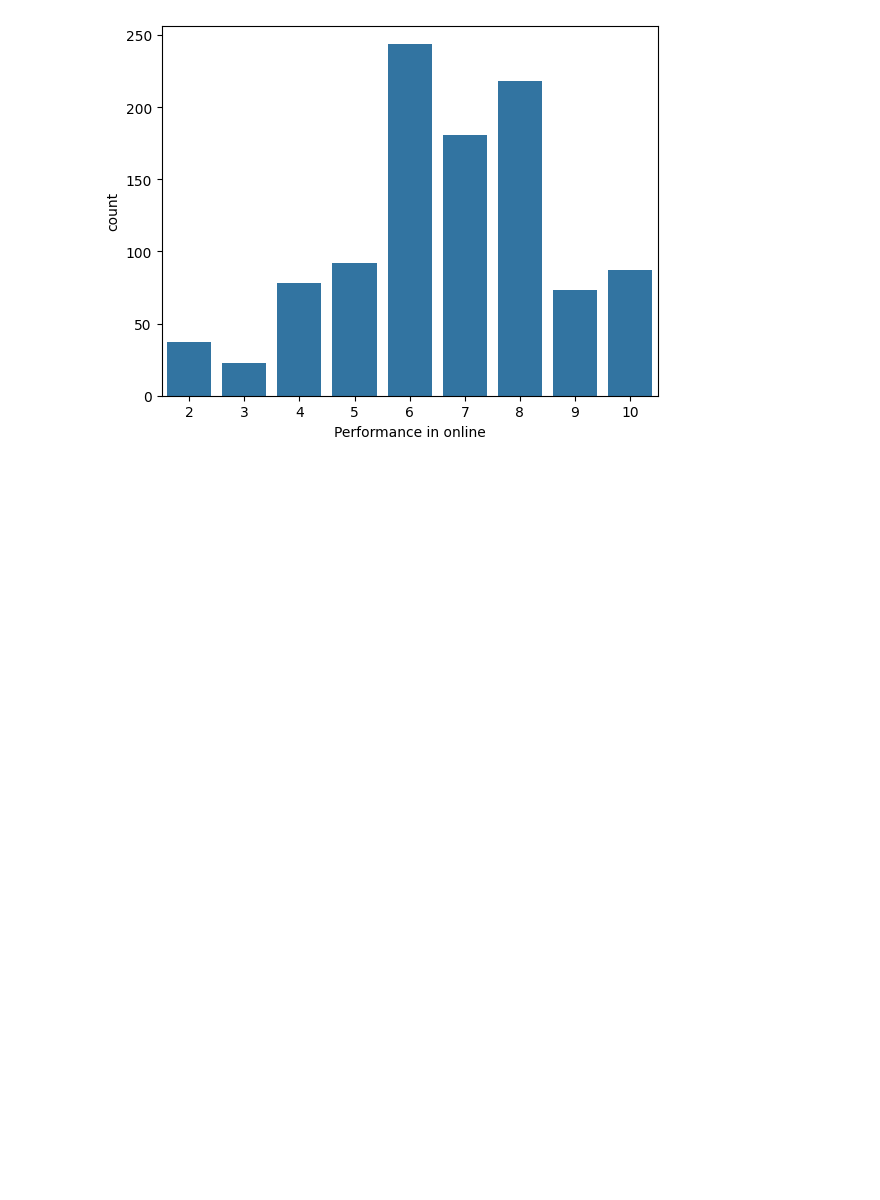
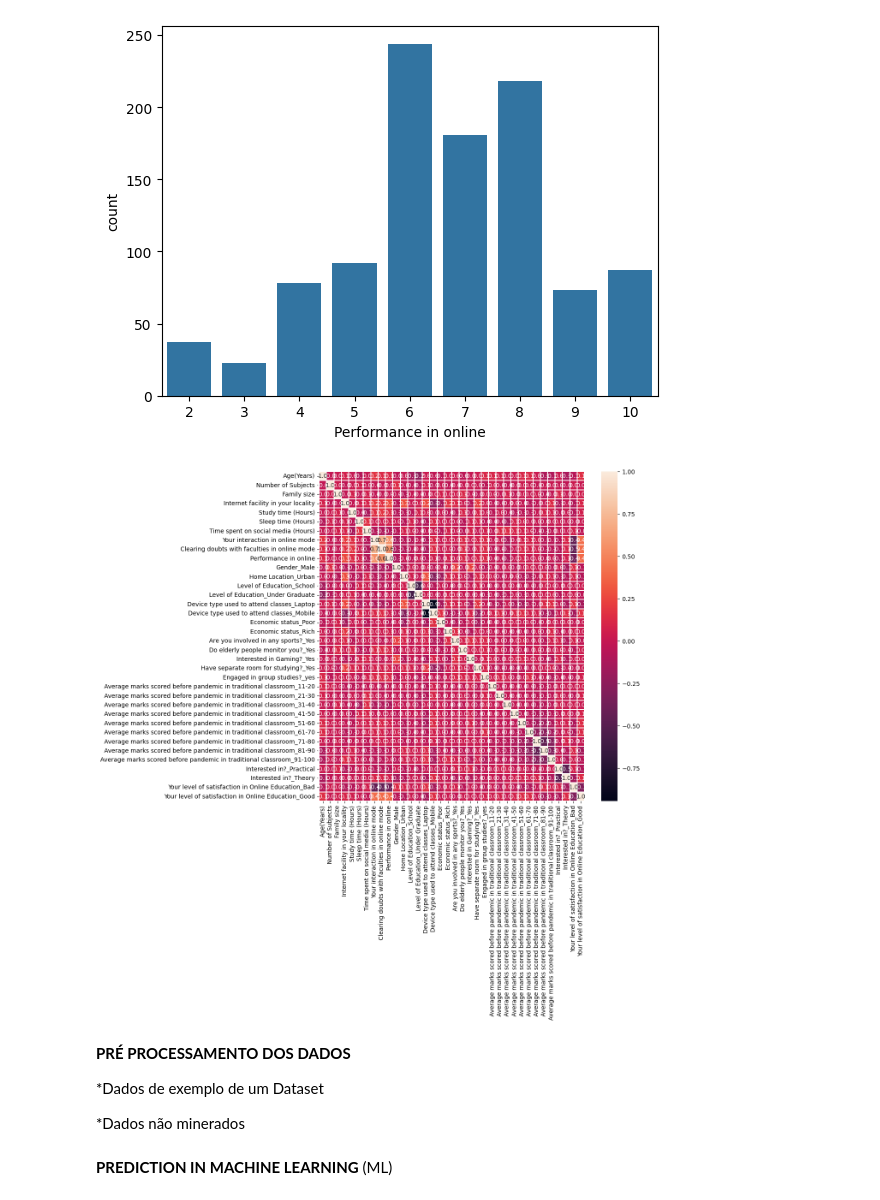
Before and after one commit to Adila02/ProjetoRio, a Jupyter notebook: dataset_estudantes_online1.ipynb, the cells around one changed output. Saved outputs shown, nothing was run; the diff lists cells and outputs as text; code cells hidden in the pictures; blank space fills up the shorter version.

```diff
--- a/dataset_estudantes_online1.ipynb
+++ b/dataset_estudantes_online1.ipynb
@@ -197,0 +207,20 @@ graf = sns.countplot(x ='Performance in online', data=data)
+# %%
+import matplotlib.pyplot as plt
+import seaborn as sns
+import pandas as pd
+
+# Converte variáveis categóricas em variáveis numéricas
+data_numeric = pd.get_dummies(data, drop_first=True)
+
+# Mapa de correlação
+f, ax = plt.subplots(figsize=(10,10))
+sns.heatmap(data_numeric.corr(), annot=True, linewidths=0.05, fmt='.1f', ax=ax)
+plt.show()
+# %% [output]
+[figure, added]
+# %% [markdown]
+**PRÉ PROCESSAMENTO DOS DADOS**
+
+*Dados de exemplo de um Dataset
+
+*Dados não minerados
@@ -197,0 +235,2 @@ graf = sns.countplot(x ='Performance in online', data=data)
+# %% [markdown]
+**PREDICTION IN MACHINE LEARNING** (ML)
```
Also changed, not shown: parts of 13 cells of this notebook.
